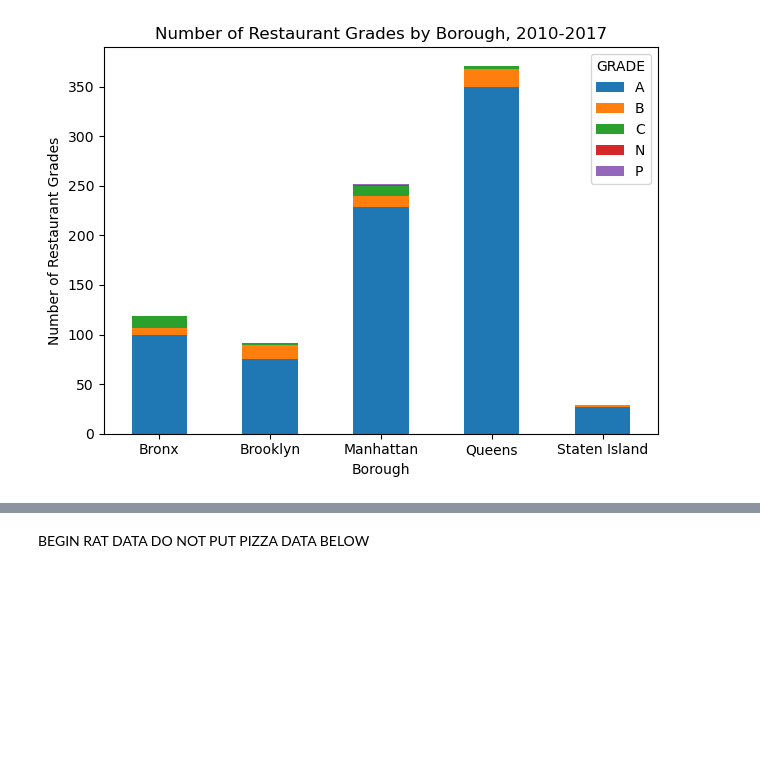
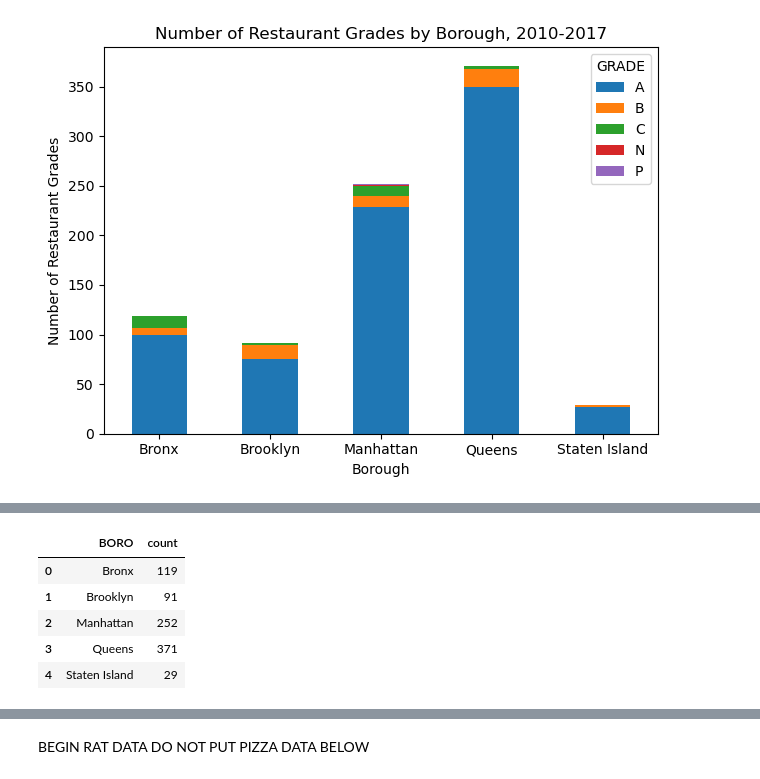
Before and after one commit to troyflood94/pizza_rats, a Jupyter notebook: pizza_rats.kb branch.ipynb, the cells around one changed output, grey strips where cells are left out. Cells and saved outputs as stored; diff of their text form; code cells hidden in the pictures; blank space fills up the shorter version.

```diff
--- a/pizza_rats.kb branch.ipynb
+++ b/pizza_rats.kb branch.ipynb
@@ -283,6 +281,16 @@ uniquerestboro
 | Manhattan | 104 | 97 | 104 | 104 | 104 | 104 | 104 | ... |
 | Queens | 159 | 130 | 159 | 159 | 159 | 159 | 159 | ... |
 | Staten Island | 12 | 11 | 12 | 12 | 12 | 12 | 12 | ... |
+# %%
+violationcount= clean_grade_df.groupby(['BORO']).size().reset_index(name='count')
+violationcount
+# %% [output]
+|  | BORO | count |
+| 0 | Bronx | 119 |
+| 1 | Brooklyn | 91 |
+| 2 | Manhattan | 252 |
+| 3 | Queens | 371 |
+| 4 | Staten Island | 29 |
 # %%
 #QUESTION 3a: Do certain boroughs have more restaurant violations?
 violationcount= clean_grade_df.groupby(['BORO']).size().reset_index(name='count')
```
Also changed, not shown: parts of 6 cells of this notebook.
